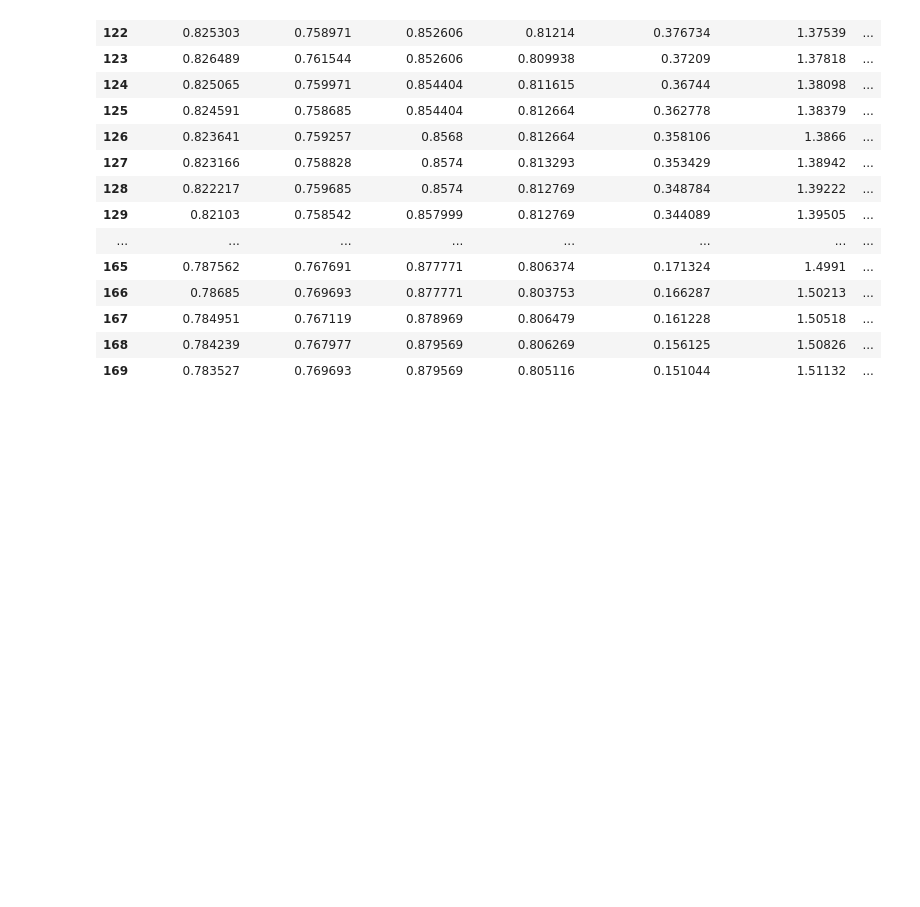
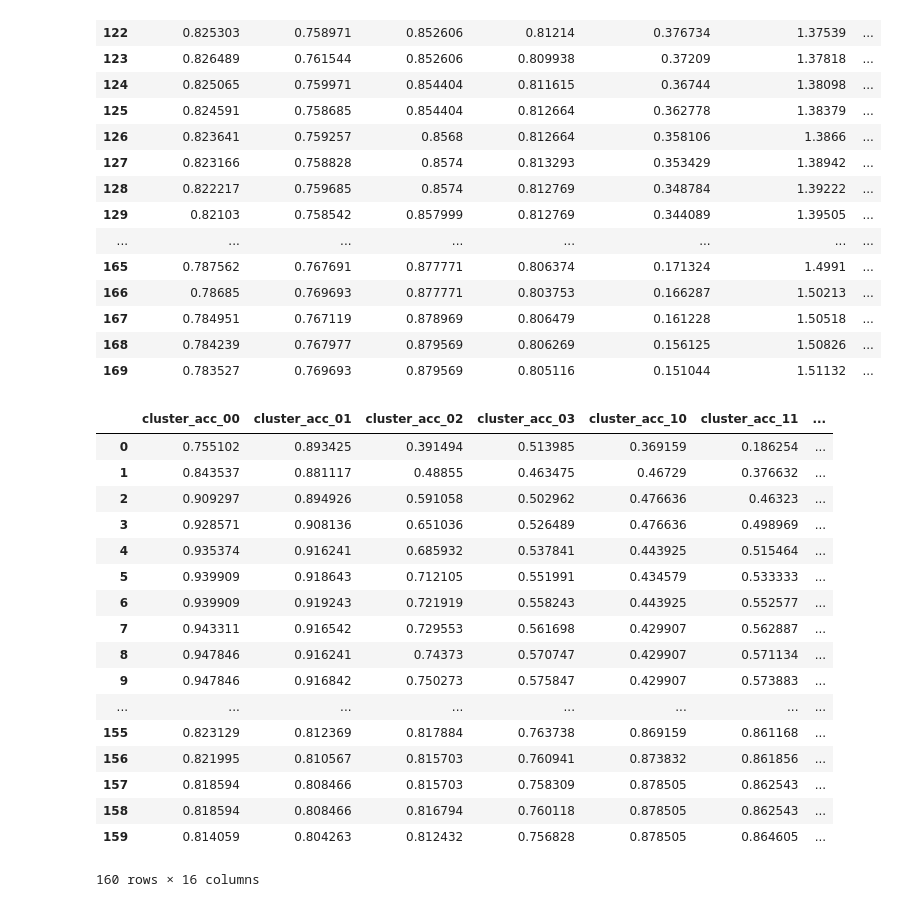
Before and after one commit to ghayat2/Agnostic_Fairness, a Jupyter notebook: Logistic_Regression/analysis.ipynb, the cells around one changed output. Saved outputs shown, nothing was run; the diff lists cells and outputs as text; code cells hidden in the pictures; blank space fills up the shorter version.

Commit message:
The approah can now optimize for subgroup fairness - can now handle more than one protected attribute

```diff
--- a/Logistic_Regression/analysis.ipynb
+++ b/Logistic_Regression/analysis.ipynb
@@ -10,6 +10,7 @@ history_3acheat = pd.read_pickle("Case_3/checkpoints/model_ep_40/Run_4/trial_0/t
 history_3d = pd.read_pickle("Case_3/checkpoints/model_ep_160/Run_1/trial_0/train_history.pkl")
 history_3d_cheat = pd.read_pickle("Case_3/checkpoints/model_ep_40/Run_6/trial_0/train_history.pkl")
 history_3d_320= pd.read_pickle("Case_3/checkpoints/model_ep_320/Run_0/trial_0/train_history.pkl")
+history_3d_subgroup= pd.read_pickle("Case_3/checkpoints/model_ep_160/Run_2/trial_0/train_history.pkl")
 # %%
 history_3a[[c for c in history_3a.columns if "cluster" in c]]
 # %% [output]
@@ -172,3 +173,24 @@ history_3d_320[[c for c in history_3d_320.columns if "cluster" in c]][-200:-150]
 | 167 | 0.784951 | 0.767119 | 0.878969 | 0.806479 | 0.161228 | 1.50518 | ... |
 | 168 | 0.784239 | 0.767977 | 0.879569 | 0.806269 | 0.156125 | 1.50826 | ... |
 | 169 | 0.783527 | 0.769693 | 0.879569 | 0.805116 | 0.151044 | 1.51132 | ... |
+# %%
+history_3d_subgroup[[c for c in history_3d_subgroup.columns if "cluster" in c and "grad" not in c]]
+# %% [output]
+|  | cluster_acc_00 | cluster_acc_01 | cluster_acc_02 | cluster_acc_03 | cluster_acc_10 | cluster_acc_11 | ... |
+| 0 | 0.755102 | 0.893425 | 0.391494 | 0.513985 | 0.369159 | 0.186254 | ... |
+| 1 | 0.843537 | 0.881117 | 0.48855 | 0.463475 | 0.46729 | 0.376632 | ... |
+| 2 | 0.909297 | 0.894926 | 0.591058 | 0.502962 | 0.476636 | 0.46323 | ... |
+| 3 | 0.928571 | 0.908136 | 0.651036 | 0.526489 | 0.476636 | 0.498969 | ... |
+| 4 | 0.935374 | 0.916241 | 0.685932 | 0.537841 | 0.443925 | 0.515464 | ... |
+| 5 | 0.939909 | 0.918643 | 0.712105 | 0.551991 | 0.434579 | 0.533333 | ... |
+| 6 | 0.939909 | 0.919243 | 0.721919 | 0.558243 | 0.443925 | 0.552577 | ... |
+| 7 | 0.943311 | 0.916542 | 0.729553 | 0.561698 | 0.429907 | 0.562887 | ... |
+| 8 | 0.947846 | 0.916241 | 0.74373 | 0.570747 | 0.429907 | 0.571134 | ... |
+| 9 | 0.947846 | 0.916842 | 0.750273 | 0.575847 | 0.429907 | 0.573883 | ... |
+| ... | ... | ... | ... | ... | ... | ... | ... |
+| 155 | 0.823129 | 0.812369 | 0.817884 | 0.763738 | 0.869159 | 0.861168 | ... |
+| 156 | 0.821995 | 0.810567 | 0.815703 | 0.760941 | 0.873832 | 0.861856 | ... |
+| 157 | 0.818594 | 0.808466 | 0.815703 | 0.758309 | 0.878505 | 0.862543 | ... |
+| 158 | 0.818594 | 0.808466 | 0.816794 | 0.760118 | 0.878505 | 0.862543 | ... |
+| 159 | 0.814059 | 0.804263 | 0.812432 | 0.756828 | 0.878505 | 0.864605 | ... |
+160 rows × 16 columns
```
Also changed, not shown: 29 other files.
